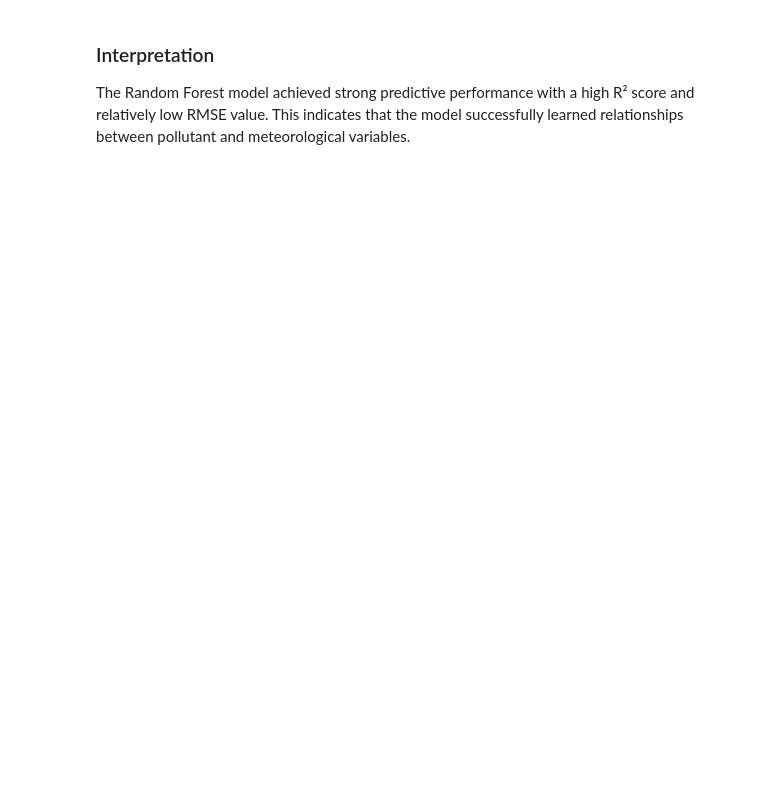
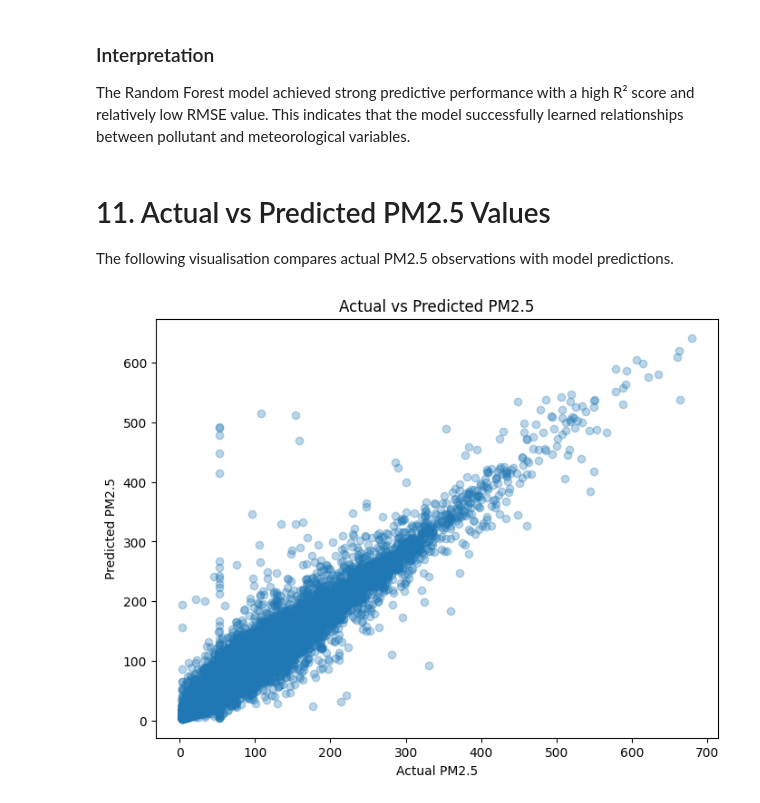
Before and after one commit to StanleyArinze/st20338478_CMP7005-PRAC1, a Jupyter notebook: CMP7005.ipynb, the cells around one changed output. Saved outputs shown, nothing was run; the diff lists cells and outputs as text; code cells hidden in the pictures; blank space fills up the shorter version.

Commit message:
Actual vs Predicted PM2.5 Values

```diff
--- a/CMP7005.ipynb
+++ b/CMP7005.ipynb
@@ -540,3 +540,29 @@ R² Score: 0.9335449712251046
 ### Interpretation
 
 The Random Forest model achieved strong predictive performance with a high R² score and relatively low RMSE value. This indicates that the model successfully learned relationships between pollutant and meteorological variables.
+# %% [markdown]
+# 11. Actual vs Predicted PM2.5 Values
+
+The following visualisation compares actual PM2.5 observations with model predictions.
+# %%
+
+# ACTUAL VS PREDICTED GRAPH
+
+
+plt.figure(figsize=(8,6))
+
+plt.scatter(
+    y_test,
+    y_pred,
+    alpha=0.3
+)
+
+plt.xlabel("Actual PM2.5")
+
+plt.ylabel("Predicted PM2.5")
+
+plt.title("Actual vs Predicted PM2.5")
+
+plt.show()
+# %% [output]
+[figure, added]
```
Also changed, not shown: parts of 19 cells of this notebook.
